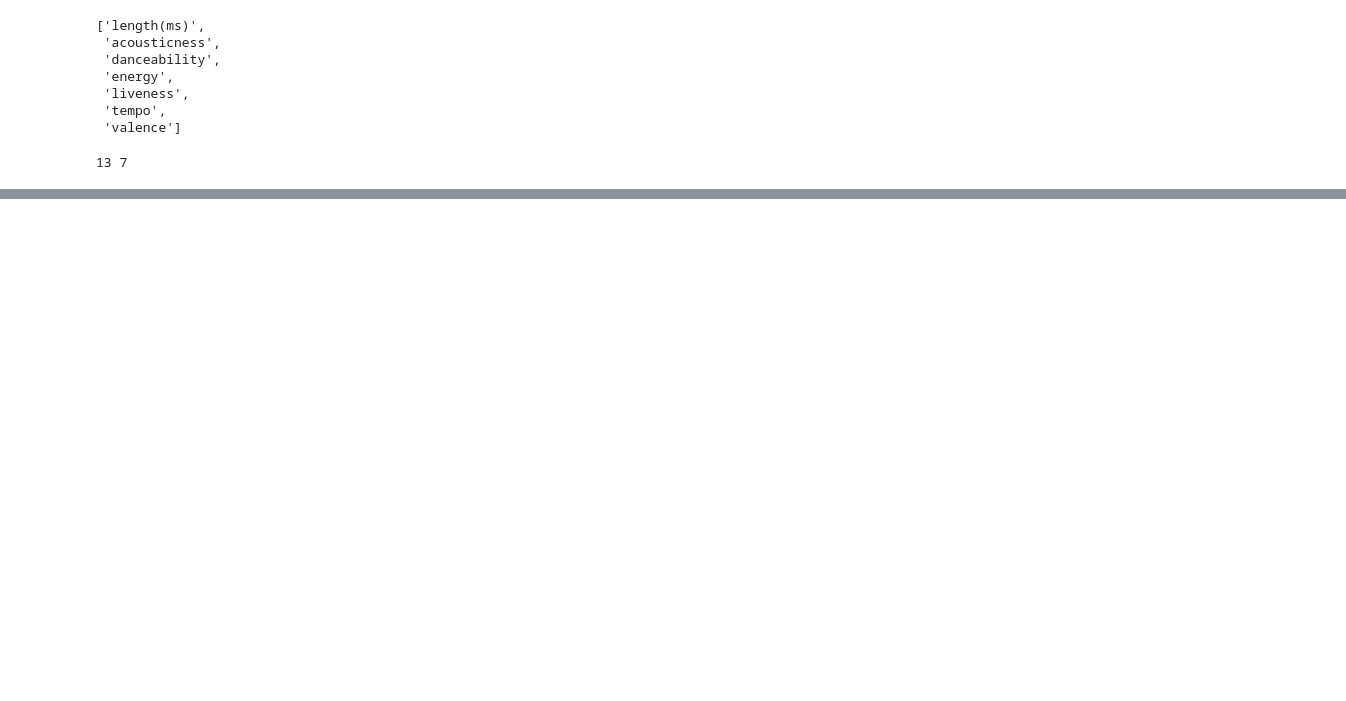
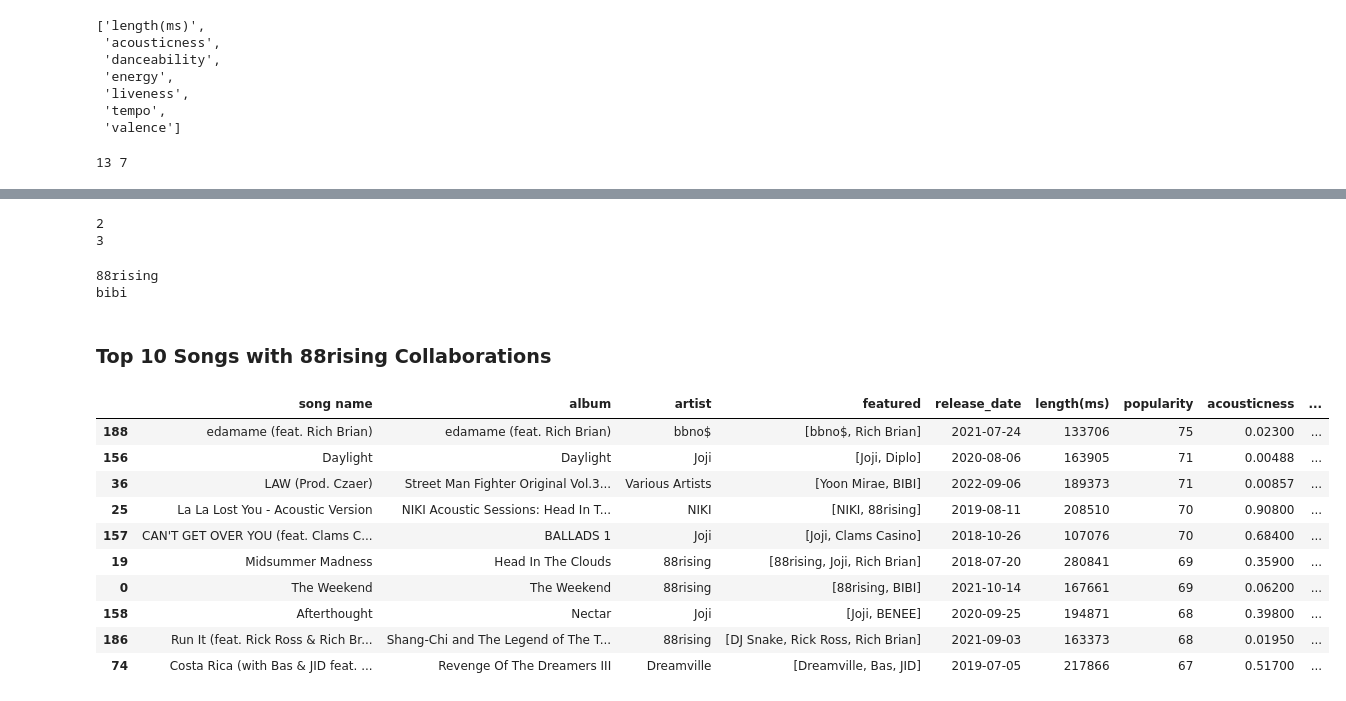
Before and after one commit to jeugenio103/Project-3, a Jupyter notebook: Collabs/collabs_analysis.ipynb, the cells around one changed output, grey strips where cells are left out. Drawn from its saved outputs; the diff is of its cells as text; code cells hidden in the pictures; blank space fills up the shorter version.

Commit message:
Top 10 songs with 88rising collabs

```diff
--- a/Collabs/collabs_analysis.ipynb
+++ b/Collabs/collabs_analysis.ipynb
@@ -749,0 +510,6 @@ NameError: name 'low_audio_feat' is not defined
+# %%
+print(rowValue('valence', col_list))
+print(colValue('valence', col_list))
+# %% [output]
+2
+3
@@ -749,0 +518,6 @@ NameError: name 'low_audio_feat' is not defined
+# %%
+for a in unique_artists[0:2]:
+    print(a)
+# %% [output]
+88rising
+bibi
@@ -749,0 +647,18 @@ NameError: name 'low_audio_feat' is not defined
+# %% [markdown]
+### Top 10 Songs with 88rising Collaborations
+# %%
+# Top Collaborated Tracks
+data_sorted = all_collabs_df.sort_values(by='popularity', ascending=False)
+data_sorted.head(10)
+# %% [output]
+|  | song name | album | artist | featured | release_date | length(ms) | popularity | acousticness | ... |
+| 188 | edamame (feat. Rich Brian) | edamame (feat. Rich Brian) | bbno$ | [bbno$, Rich Brian] | 2021-07-24 | 133706 | 75 | 0.02300 | ... |
+| 156 | Daylight | Daylight | Joji | [Joji, Diplo] | 2020-08-06 | 163905 | 71 | 0.00488 | ... |
+| 36 | LAW (Prod. Czaer) | Street Man Fighter Original Vol.3... | Various Artists | [Yoon Mirae, BIBI] | 2022-09-06 | 189373 | 71 | 0.00857 | ... |
+| 25 | La La Lost You - Acoustic Version | NIKI Acoustic Sessions: Head In T... | NIKI | [NIKI, 88rising] | 2019-08-11 | 208510 | 70 | 0.90800 | ... |
+| 157 | CAN'T GET OVER YOU (feat. Clams C... | BALLADS 1 | Joji | [Joji, Clams Casino] | 2018-10-26 | 107076 | 70 | 0.68400 | ... |
+| 19 | Midsummer Madness | Head In The Clouds | 88rising | [88rising, Joji, Rich Brian] | 2018-07-20 | 280841 | 69 | 0.35900 | ... |
+| 0 | The Weekend | The Weekend | 88rising | [88rising, BIBI] | 2021-10-14 | 167661 | 69 | 0.06200 | ... |
+| 158 | Afterthought | Nectar | Joji | [Joji, BENEE] | 2020-09-25 | 194871 | 68 | 0.39800 | ... |
+| 186 | Run It (feat. Rick Ross & Rich Br... | Shang-Chi and The Legend of The T... | 88rising | [DJ Snake, Rick Ross, Rich Brian] | 2021-09-03 | 163373 | 68 | 0.01950 | ... |
+| 74 | Costa Rica (with Bas & JID feat. ... | Revenge Of The Dreamers III | Dreamville | [Dreamville, Bas, JID] | 2019-07-05 | 217866 | 67 | 0.51700 | ... |
```
Also changed, not shown: parts of 9 cells of this notebook.
